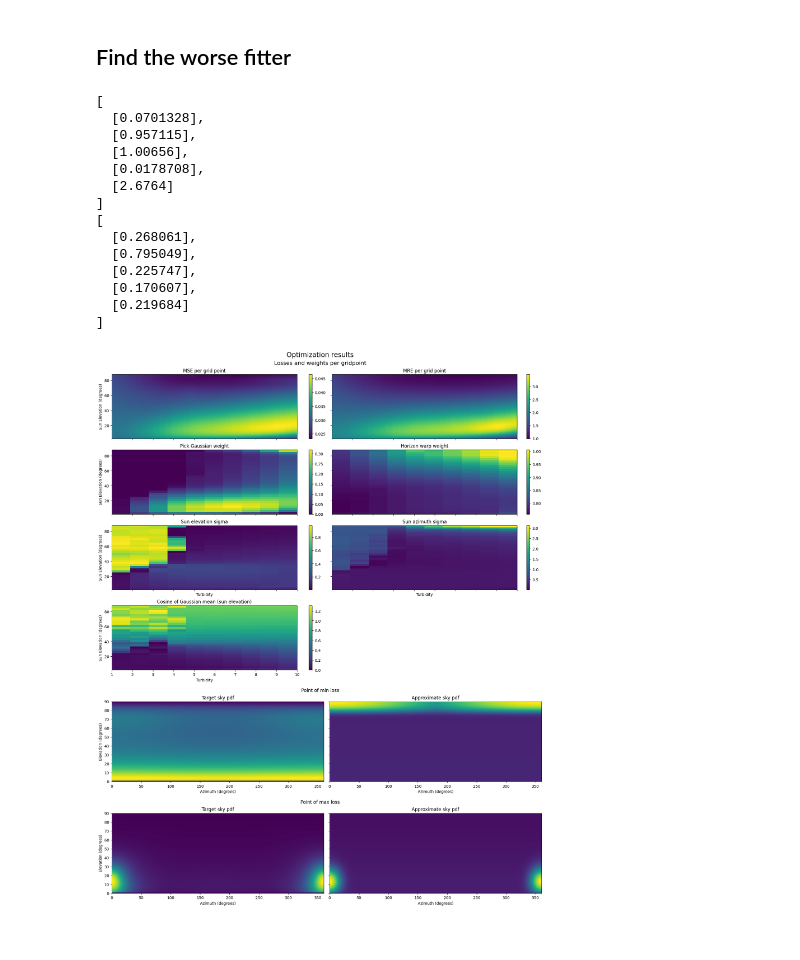
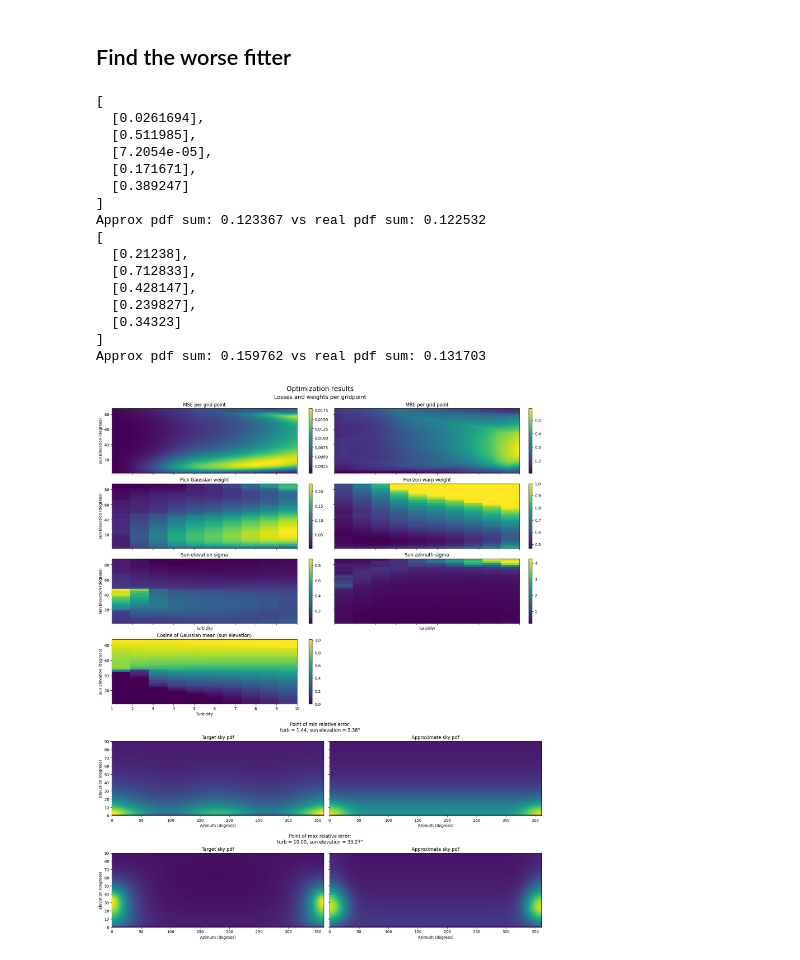
Before and after one commit to matttsss/mitsuba3, a Jupyter notebook: sampling_tests/warps.ipynb, the cells around one changed output. Saved outputs shown, nothing was run; the diff lists cells and outputs as text; code cells hidden in the pictures.

Commit message:
Fix linear interpolation of pdfs and add weights

```diff
--- a/sampling_tests/warps.ipynb
+++ b/sampling_tests/warps.ipynb
@@ -207,6 +201,7 @@ def approximate_pdf(weights, uv, eval):
 # %%
 def init_optimised_weights(turb_res, sun_eta_res):
     rng = dr.rng(42)
+    weight = rng.normal(mi.TensorXf, shape=(sun_eta_res, turb_res, 1), loc=0.2, scale=0.05)
     horizon_warp = rng.normal(mi.TensorXf, shape=(sun_eta_res, turb_res, 1), loc=0.8, scale=0.01)
     turbs, sun_elevation = dr.meshgrid(
         dr.linspace(mi.Float, 1, 10, turb_res),
@@ -214,9 +209,9 @@ def init_optimised_weights(turb_res, sun_eta_res):
         indexing='xy'
     )
     cos_sun_elevation = mi.TensorXf(dr.cos(dr.pi/2 - sun_elevation), shape=(sun_eta_res, turb_res, 1))
+    #cos_sun_elevation = rng.normal(mi.TensorXf, shape=(sun_eta_res, turb_res, 1), loc=0.5, scale=0.1)
 
-    weight = rng.normal(mi.TensorXf, shape=(sun_eta_res, turb_res, 1), loc=0.5, scale=0.2)
-    sun_sigma = dr.full(mi.TensorXf, dr.pi/5, shape=(sun_eta_res, turb_res, 2))
+    sun_sigma = dr.full(mi.TensorXf, 0.1, shape=(sun_eta_res, turb_res, 2))
     return dr.concat((weight, horizon_warp, cos_sun_elevation, sun_sigma), axis=2)
 
 def clamp_channels(weights, channel_idx, min_val=-dr.inf, max_val=dr.inf):
@@ -397,16 +398,18 @@ def plot_pdf(fig, tex_weights, chosen_point):
     target_pdf = viz_sky_map(sun_dir, sky_rad, sky_params, norm_factor, chosen_point)
 
     # Approximate pdf
-    cos_theta = mi.Frame3f.cos_theta(wi)
-    phi = dr.atan2(wi.y, wi.x)
+    cos_theta = mi.Frame3f.cos_theta(env_map_wi)
+    phi = dr.atan2(env_map_wi.y, env_map_wi.x)
 
-    approx_pdf = approximate_pdf(chosen_weights, mi.Point2f(cos_theta, phi), True)
-    approx_pdf = mi.TensorXf(approx_pdf, shape=(lum_map_height, 2 * lum_map_height))
+    approx_pdf = approximate_pdf(chosen_weights, mi.Point2f(cos_theta, phi))
+    approx_pdf = mi.TensorXf(approx_pdf, shape=lum_map_res[::-1])
+
+    dr.print("Approx pdf sum: {} vs real pdf sum: {}", dr.mean(approx_pdf), dr.mean(target_pdf))
 
     vmin = dr.minimum(dr.min(target_pdf), dr.min(approx_pdf))
     vmax = dr.maximum(dr.max(target_pdf), dr.max(approx_pdf))
-    vmin = None
-    vmax = None
+    # vmin = None
+    # vmax = None
 
     axs[0].set_title('Target sky pdf')
     axs[0].set_xlabel('Azimuth (degrees)')
@@ -424,54 +427,72 @@ def plot_pdf(fig, tex_weights, chosen_point):
     #fig.colorbar(im1, ax=axs[1])
     fig.suptitle(f'Chosen pdf plot: {point[0]} turbidity and {dr.rad2deg(point[1])}° sun elevation', fontsize='x-large')
 # %%
+with open('data/optimized_weights.pkl', 'rb') as f:
+    optimal_weights = pkl.load(f)
+    tex_weights = mi.Texture2f(optimal_weights,
+                            wrap_mode=dr.WrapMode.Clamp,
+                            migrate=False)
+
 losses_per_point = compute_loss_per_gridpoint(
-    tex_weights, tex_pos, sky_rad, sky_params, norm_factor, sun_dir, wi, dr.width(wi)
+    tex_weights, tex_pos, sky_rad, sky_params, norm_factor, sun_dir, env_map_wi, dr.width(env_map_wi)
 )
 rel_err_per_point = compute_accuracy_per_gridpoint(
-    tex_weights, tex_pos, sky_rad, sky_params, norm_factor, sun_dir, wi, dr.width(wi)
+    tex_weights, tex_pos, sky_rad, sky_params, norm_factor, sun_dir, env_map_wi, dr.width(env_map_wi)
 )
+
 losses_per_point = mi.TensorXf(losses_per_point, shape=(TRAINING_SUN_ETA_RES, TRAINING_TURB_RES))
 rel_err_per_point = mi.TensorXf(rel_err_per_point, shape=(TRAINING_SUN_ETA_RES, TRAINING_TURB_RES))
 
 
 chosen_points = []
 if True:
-    chosen_points.append((np.argmin(losses_per_point), "Point of min loss"))
-    chosen_points.append((np.argmax(losses_per_point), "Point of max loss"))
+    data = rel_err_per_point
+
+    data_idx = np.argmin(data)
+    turb_val = (data_idx % TRAINING_TURB_RES) / (TRAINING_TURB_RES - 1) * 9 + 1
+    sun_eta_idx = (data_idx // TRAINING_TURB_RES) / (TRAINING_SUN_ETA_RES - 1) * (MAX_ETA - MIN_ETA) + MIN_ETA
+    chosen_points.append((data_idx, f"Point of min relative error:\nturb = {turb_val:.2f}, sun elevation = {dr.rad2deg(sun_eta_idx):.2f}°"))
+
+    data_idx = np.argmax(data)
+    turb_val = (data_idx % TRAINING_TURB_RES) / (TRAINING_TURB_RES - 1) * 9 + 1
+    sun_eta_idx = (data_idx // TRAINING_TURB_RES) / (TRAINING_SUN_ETA_RES - 1) * (MAX_ETA - MIN_ETA) + MIN_ETA
+    chosen_points.append((data_idx, f"Point of max relative error:\nturb = {turb_val:.2f}, sun elevation = {dr.rad2deg(sun_eta_idx):.2f}°"))
     #chosen_point = np.argmax(rel_err_per_point)
 else:
-    chosen_turb = 2
-    chosen_sun_eta = dr.deg2rad(50)
-    chosen_turb = ((chosen_turb - 1) / 9) * (TRAINING_TURB_RES - 1)
-    chosen_sun_eta = ((chosen_sun_eta - MIN_ETA) / (MAX_ETA - MIN_ETA)) * (TRAINING_SUN_ETA_RES - 1)
-    chosen_point = dr.round(chosen_sun_eta) * TRAINING_TURB_RES + dr.round(chosen_turb)
-    chosen_points.append(chosen_point)
+    chosen_turb = 1
+    chosen_sun_eta = dr.deg2rad(46)
+    chosen_turb_idx = dr.round(((chosen_turb - 1) / 9) * (TRAINING_TURB_RES - 1))
+    chosen_sun_eta_idx = dr.round(((chosen_sun_eta - MIN_ETA) / (MAX_ETA - MIN_ETA)) * (TRAINING_SUN_ETA_RES - 1))
+    chosen_point = chosen_sun_eta_idx * TRAINING_TURB_RES + chosen_turb_idx
+    chosen_points.append((chosen_point, f"Chosen point at turb = {chosen_turb:.2f}, sun elevation = {dr.rad2deg(chosen_sun_eta):.2f}°"))
 
 fig = plt.figure(layout='constrained', figsize=(16, 20))
 subfigs = fig.subfigures(len(chosen_points) + 1, 1, wspace=0.07, height_ratios=[3]+[1]*len(chosen_points))
 
 ### FIRST PLOT THE WEIGHTS AND LOSSES PER GRIDPOINT
 plot_weights_and_losses(subfigs[0], tex_weights, losses_per_point, rel_err_per_point)
 
 ### SECOND PLOT THE SKY PDFS FOR A CHOSEN GRIDPOINT
 for i, (chosen_point, plot_title) in enumerate(chosen_points):
     plot_pdf(subfigs[i+1], tex_weights, chosen_point)
     subfigs[i+1].suptitle(plot_title, fontsize='large')
 fig.suptitle('Optimization results', fontsize='xx-large')
 plt.show()
 # %% [output]
 [
-  [0.0701328],
-  [0.957115],
-  [1.00656],
-  [0.0178708],
-  [2.6764]
+  [0.0261694],
+  [0.511985],
+  [7.2054e-05],
+  [0.171671],
+  [0.389247]
 ]
+Approx pdf sum: 0.123367 vs real pdf sum: 0.122532
 [
-  [0.268061],
-  [0.795049],
-  [0.225747],
-  [0.170607],
-  [0.219684]
+  [0.21238],
+  [0.712833],
+  [0.428147],
+  [0.239827],
+  [0.34323]
 ]
+Approx pdf sum: 0.159762 vs real pdf sum: 0.131703
-[figure, old version]
+[figure, new version]
```
Also changed, not shown: parts of 7 cells of this notebook, 1 other file.
